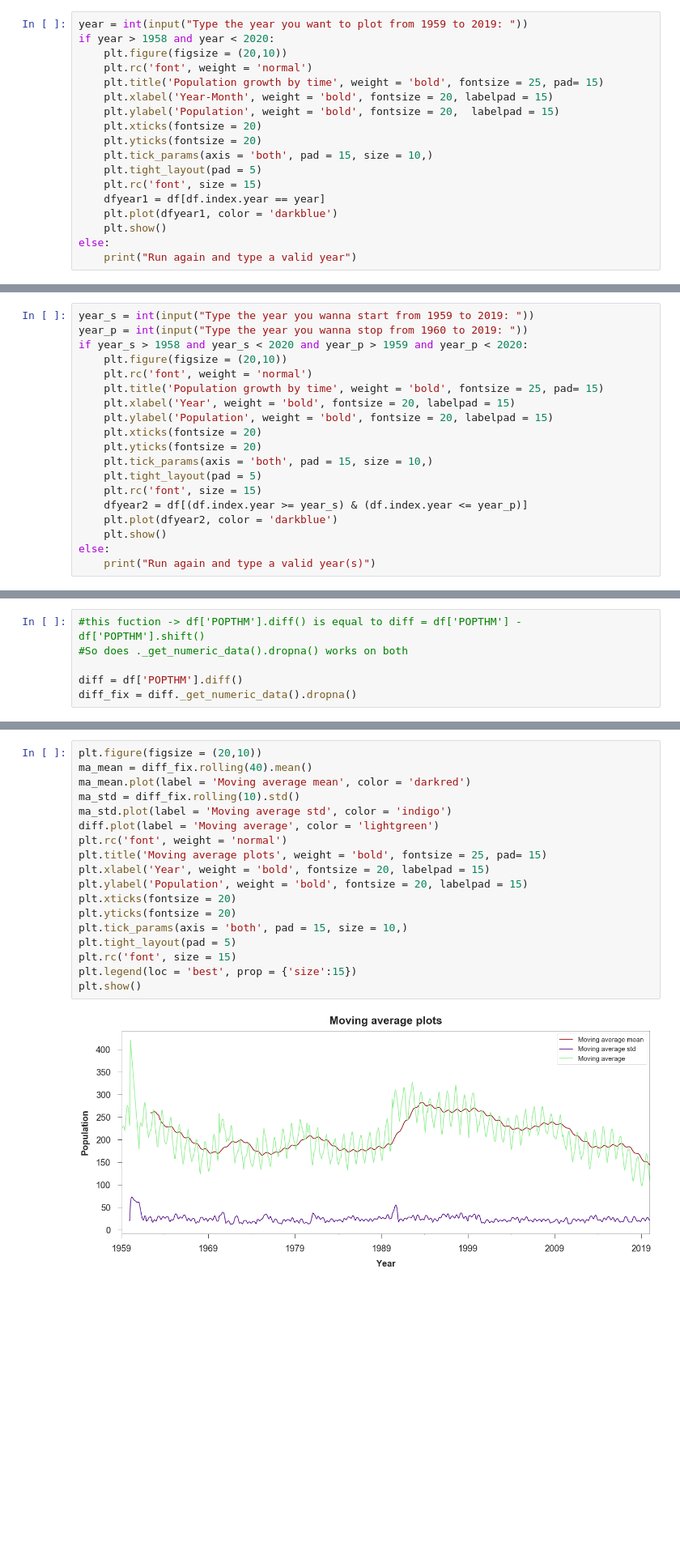
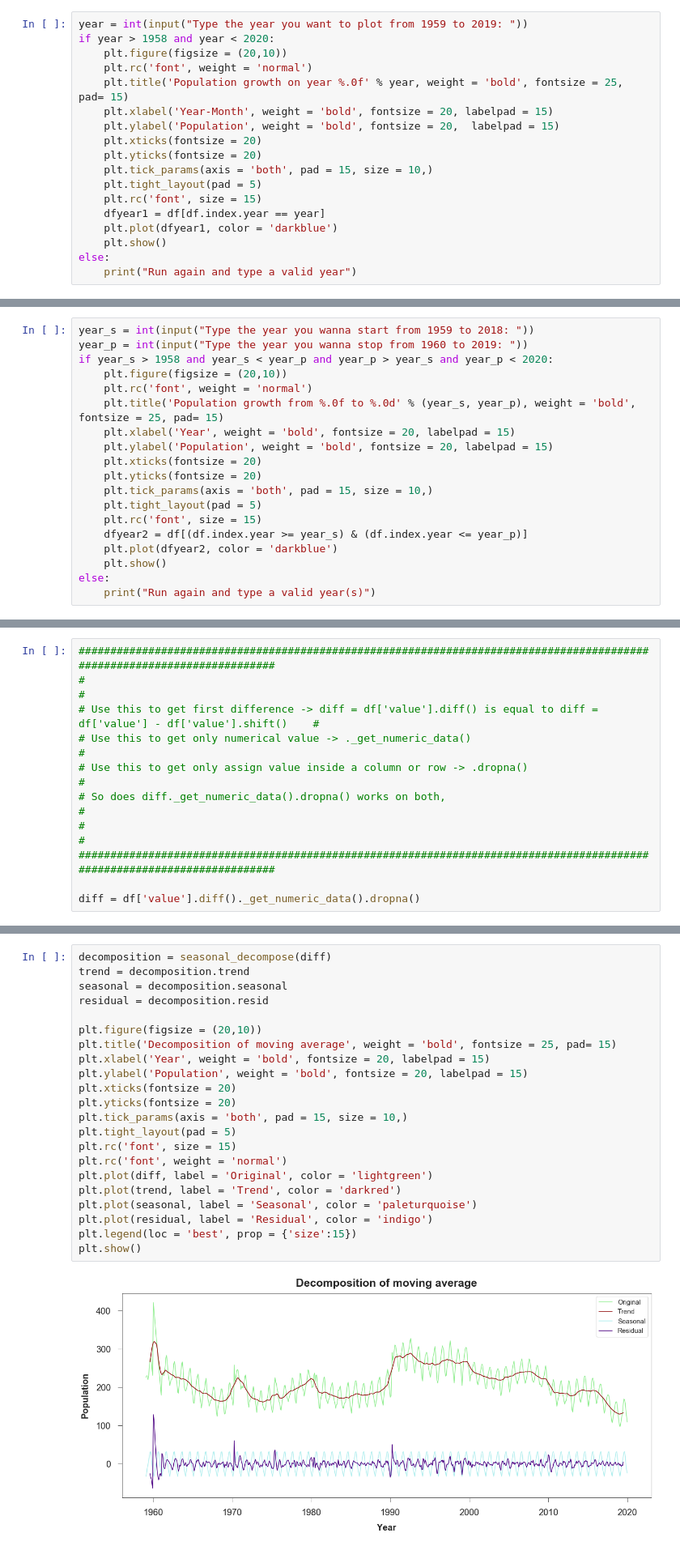
Before and after one commit to Pedro-Ivo/Population_Time_Series, a Jupyter notebook: Population growth in US.ipynb, the cells around one changed output, grey strips where cells are left out. Shown at 81% size. Saved outputs shown, nothing was run; the diff lists cells and outputs as text; blank space fills up the shorter version.

```diff
--- a/Population growth in US.ipynb
+++ b/Population growth in US.ipynb
@@ -82,7 +88,7 @@ year = int(input("Type the year you want to plot from 1959 to 2019: "))
 if year > 1958 and year < 2020:
     plt.figure(figsize = (20,10))
     plt.rc('font', weight = 'normal')
-    plt.title('Population growth by time', weight = 'bold', fontsize = 25, pad= 15)
+    plt.title('Population growth on year %.0f' % year, weight = 'bold', fontsize = 25, pad= 15)
     plt.xlabel('Year-Month', weight = 'bold', fontsize = 20, labelpad = 15)
     plt.ylabel('Population', weight = 'bold', fontsize = 20,  labelpad = 15)
     plt.xticks(fontsize = 20)
@@ -103,12 +109,12 @@ Type the year you want to plot from 1959 to 2019: 1990
 <b>Pick multiple years to plot</b>
 </div>
 # %%
-year_s = int(input("Type the year you wanna start from 1959 to 2019: "))
+year_s = int(input("Type the year you wanna start from 1959 to 2018: "))
 year_p = int(input("Type the year you wanna stop from 1960 to 2019: "))
-if year_s > 1958 and year_s < 2020 and year_p > 1959 and year_p < 2020:
+if year_s > 1958 and year_s < year_p and year_p > year_s and year_p < 2020:
     plt.figure(figsize = (20,10))
     plt.rc('font', weight = 'normal')
-    plt.title('Population growth by time', weight = 'bold', fontsize = 25, pad= 15)
+    plt.title('Population growth from %.0f to %.0d' % (year_s, year_p), weight = 'bold', fontsize = 25, pad= 15)
     plt.xlabel('Year', weight = 'bold', fontsize = 20, labelpad = 15)
     plt.ylabel('Population', weight = 'bold', fontsize = 20, labelpad = 15)
     plt.xticks(fontsize = 20)
@@ -131,9 +137,14 @@ Type the year you wanna stop from 1960 to 2019: 2008
 </div>
 # %%
-#this fuction -> df['POPTHM'].diff() is equal to diff = df['POPTHM'] - df['POPTHM'].shift()
-#So does ._get_numeric_data().dropna() works on both
+#########################################################################################################################
+#                                                                                                                       #
+# Use this to get first difference -> diff = df['value'].diff() is equal to diff = df['value'] - df['value'].shift()    #
+# Use this to get only numerical value -> ._get_numeric_data()                                                          #
+# Use this to get only assign value inside a column or row -> .dropna()                                                 #
+# So does diff._get_numeric_data().dropna() works on both,                                                              #
+#                                                                                                                       #
+#########################################################################################################################
 
-diff = df['POPTHM'].diff()
-diff_fix = diff._get_numeric_data().dropna()
+diff = df['value'].diff()._get_numeric_data().dropna()
 # %% [markdown]
 <div class="alert alert-block alert-info">
@@ -254,21 +293,25 @@ add_plot = result_add.plot()
 </div>
 # %%
+decomposition = seasonal_decompose(diff)
+trend = decomposition.trend
+seasonal = decomposition.seasonal
+residual = decomposition.resid
+
 plt.figure(figsize = (20,10))
-ma_mean = diff_fix.rolling(40).mean()
-ma_mean.plot(label = 'Moving average mean', color = 'darkred')
-ma_std = diff_fix.rolling(10).std()
-ma_std.plot(label = 'Moving average std', color = 'indigo')
-diff.plot(label = 'Moving average', color = 'lightgreen')
-plt.rc('font', weight = 'normal')
-plt.title('Moving average plots', weight = 'bold', fontsize = 25, pad= 15)
+plt.title('Decomposition of moving average', weight = 'bold', fontsize = 25, pad= 15)
 plt.xlabel('Year', weight = 'bold', fontsize = 20, labelpad = 15)
 plt.ylabel('Population', weight = 'bold', fontsize = 20, labelpad = 15)
 plt.xticks(fontsize = 20)
 plt.yticks(fontsize = 20)
 plt.tick_params(axis = 'both', pad = 15, size = 10,)
 plt.tight_layout(pad = 5)
 plt.rc('font', size = 15)
+plt.rc('font', weight = 'normal')
+plt.plot(diff, label = 'Original', color = 'lightgreen')
+plt.plot(trend, label = 'Trend', color = 'darkred')
+plt.plot(seasonal, label = 'Seasonal', color = 'paleturquoise')
+plt.plot(residual, label = 'Residual', color = 'indigo')
 plt.legend(loc = 'best', prop = {'size':15})
 plt.show()
 # %% [output]
-[figure, old version]
+[figure, new version]
```
Also changed, not shown: parts of 31 cells of this notebook.
